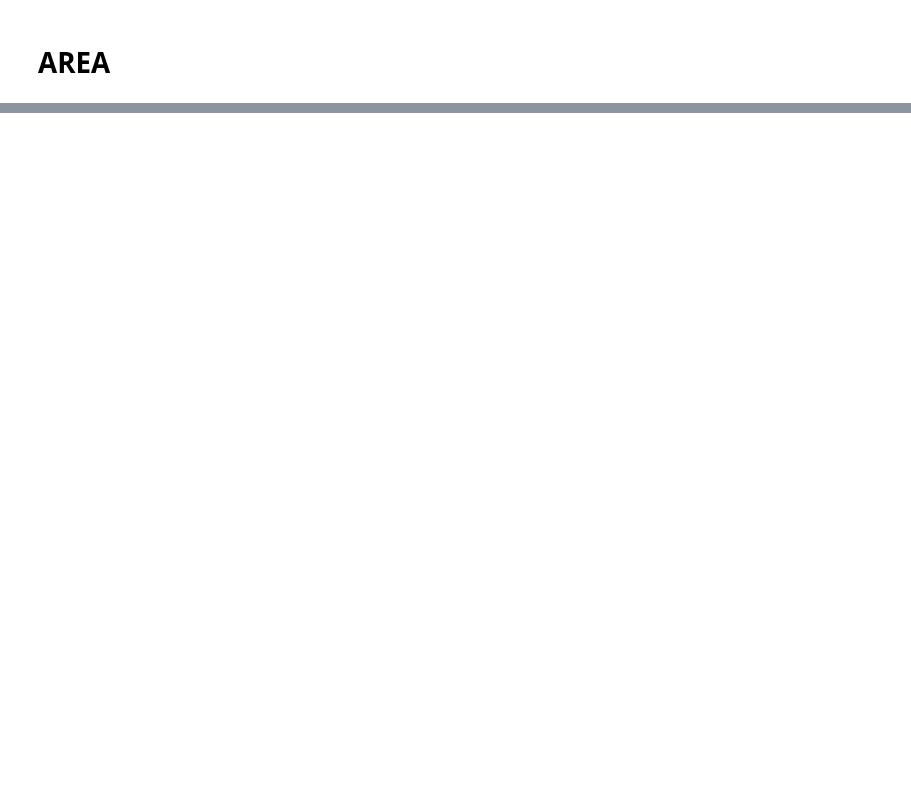
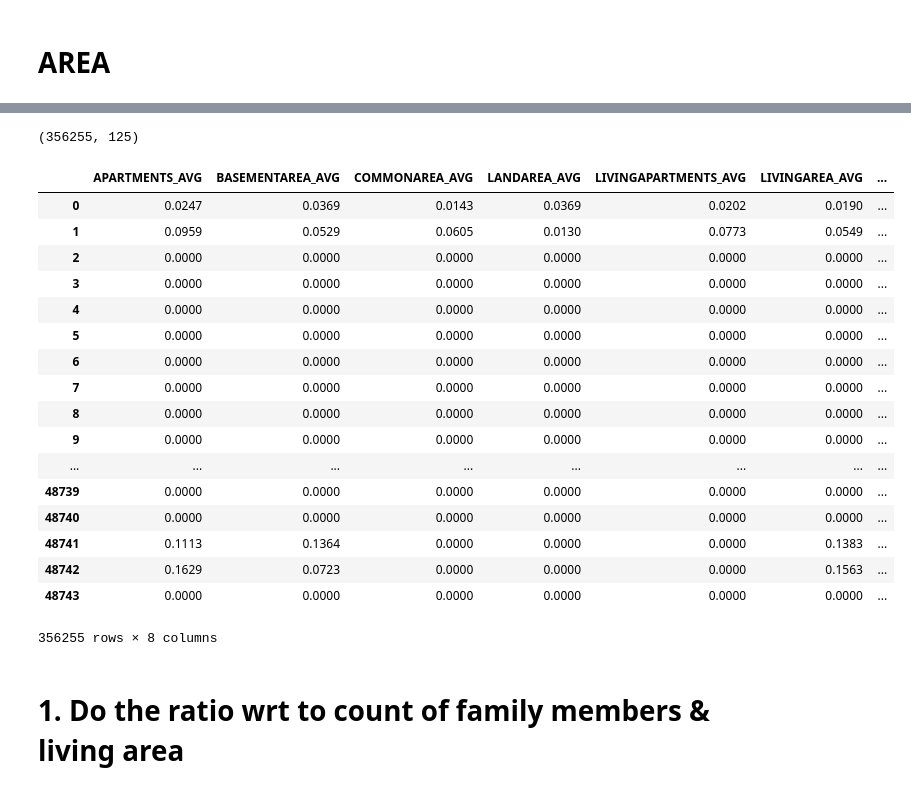
Before and after one commit to wluo-personal/AlphaBoosting, a Jupyter notebook: home_credit/qianli/train_and_test/train_total.ipynb, the cells around one changed output, grey strips where cells are left out. Cells and saved outputs as stored; diff of their text form; code cells hidden in the pictures; blank space fills up the shorter version.

```diff
--- a/home_credit/qianli/train_and_test/train_total.ipynb
+++ b/home_credit/qianli/train_and_test/train_total.ipynb
@@ -6,8 +6,8 @@ import gc
 
 PATH = '/home/kai/data/kaggle/homecredit/'
 
-train = pd.read_csv(PATH + 'application_train.csv')
-test = pd.read_csv(PATH + 'application_test.csv')
+train = pd.read_csv(PATH + 'train_0.csv')
+test = pd.read_csv(PATH + 'test_0.csv')
 'done'
 # %% [output]
 'done'
@@ -67 +14,3 @@ dtype: float64
+# %%
+df = pd.concat([train,test], axis = 0)
 # %% [markdown]
@@ -189,0 +84,4 @@ sum(train.CNT_FAM_MEMBERS>4)
+# %%
+x = df[l]
+x.fillna(0 , inplace = True)
+df[l] = x
@@ -189,0 +93,8 @@ sum(train.CNT_FAM_MEMBERS>4)
+# %%
+area = ['APARTMENTS','BASEMENTAREA', 'COMMONAREA','LANDAREA', 'LIVINGAPARTMENTS','LIVINGAREA',\
+           'NONLIVINGAPARTMENTS', 'NONLIVINGAREA']
+
+for x in ['_AVG', '_MODE', '_MEDI']:
+    tmp = [y + x for y in area]
+    print(tmp)
+    df['livingsum' + x] = df[tmp].sum(axis=1)
@@ -189,0 +105,27 @@ sum(train.CNT_FAM_MEMBERS>4)
+# %%
+df.shape
+# %% [output]
+(356255, 125)
+# %%
+df[['APARTMENTS_AVG', 'BASEMENTAREA_AVG', 'COMMONAREA_AVG', 'LANDAREA_AVG', 'LIVINGAPARTMENTS_AVG', 'LIVINGAREA_AVG', 'NONLIVINGAPARTMENTS_AVG', 'NONLIVINGAREA_AVG']]
+# %% [output]
+|  | APARTMENTS_AVG | BASEMENTAREA_AVG | COMMONAREA_AVG | LANDAREA_AVG | LIVINGAPARTMENTS_AVG | LIVINGAREA_AVG | ... |
+| 0 | 0.0247 | 0.0369 | 0.0143 | 0.0369 | 0.0202 | 0.0190 | ... |
+| 1 | 0.0959 | 0.0529 | 0.0605 | 0.0130 | 0.0773 | 0.0549 | ... |
+| 2 | 0.0000 | 0.0000 | 0.0000 | 0.0000 | 0.0000 | 0.0000 | ... |
+| 3 | 0.0000 | 0.0000 | 0.0000 | 0.0000 | 0.0000 | 0.0000 | ... |
+| 4 | 0.0000 | 0.0000 | 0.0000 | 0.0000 | 0.0000 | 0.0000 | ... |
+| 5 | 0.0000 | 0.0000 | 0.0000 | 0.0000 | 0.0000 | 0.0000 | ... |
+| 6 | 0.0000 | 0.0000 | 0.0000 | 0.0000 | 0.0000 | 0.0000 | ... |
+| 7 | 0.0000 | 0.0000 | 0.0000 | 0.0000 | 0.0000 | 0.0000 | ... |
+| 8 | 0.0000 | 0.0000 | 0.0000 | 0.0000 | 0.0000 | 0.0000 | ... |
+| 9 | 0.0000 | 0.0000 | 0.0000 | 0.0000 | 0.0000 | 0.0000 | ... |
+| ... | ... | ... | ... | ... | ... | ... | ... |
+| 48739 | 0.0000 | 0.0000 | 0.0000 | 0.0000 | 0.0000 | 0.0000 | ... |
+| 48740 | 0.0000 | 0.0000 | 0.0000 | 0.0000 | 0.0000 | 0.0000 | ... |
+| 48741 | 0.1113 | 0.1364 | 0.0000 | 0.0000 | 0.0000 | 0.1383 | ... |
+| 48742 | 0.1629 | 0.0723 | 0.0000 | 0.0000 | 0.0000 | 0.1563 | ... |
+| 48743 | 0.0000 | 0.0000 | 0.0000 | 0.0000 | 0.0000 | 0.0000 | ... |
+356255 rows × 8 columns
+# %% [markdown]
+# 1. Do the ratio wrt to count of family members & living area
```
Also changed, not shown: parts of 61 cells of this notebook, 6 other files.
